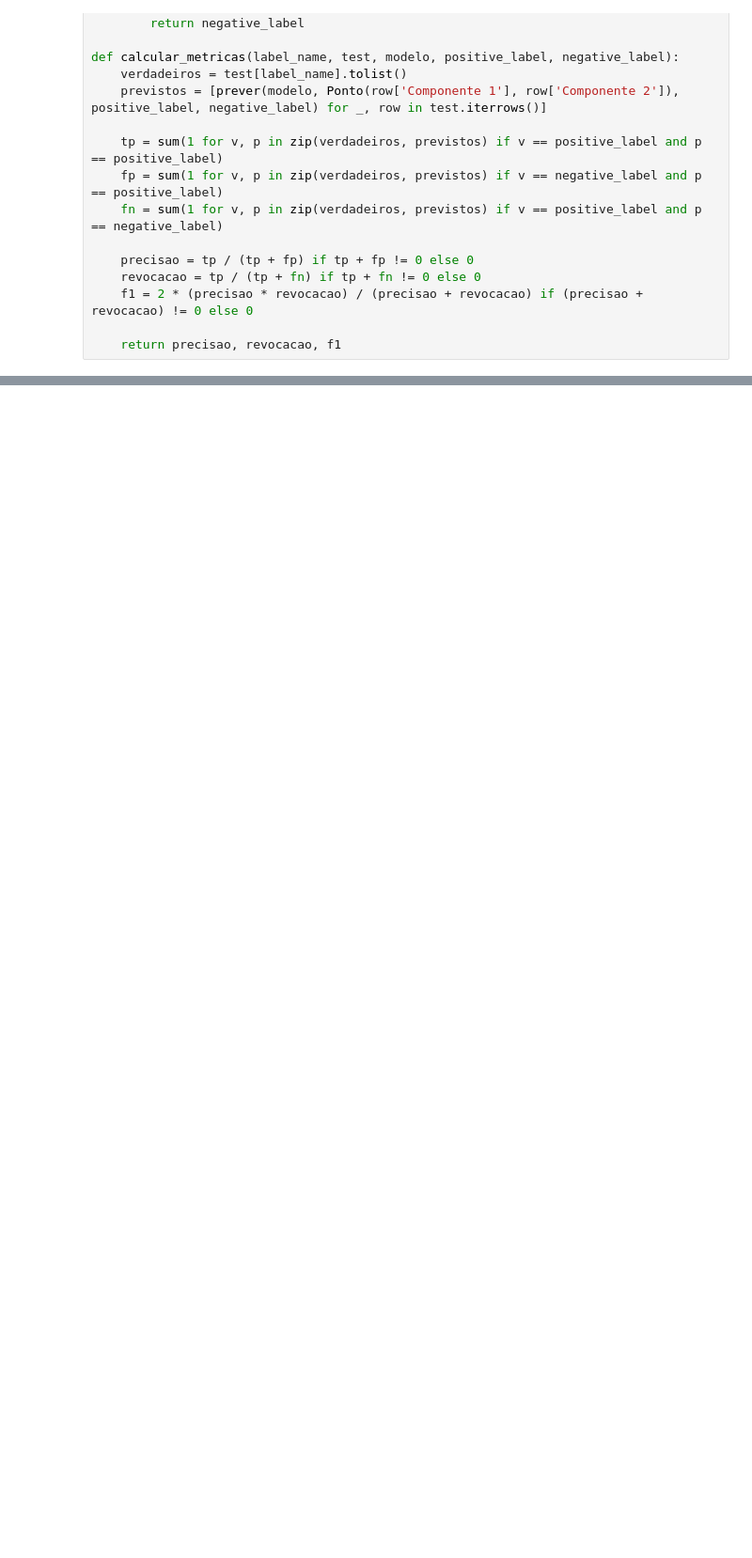
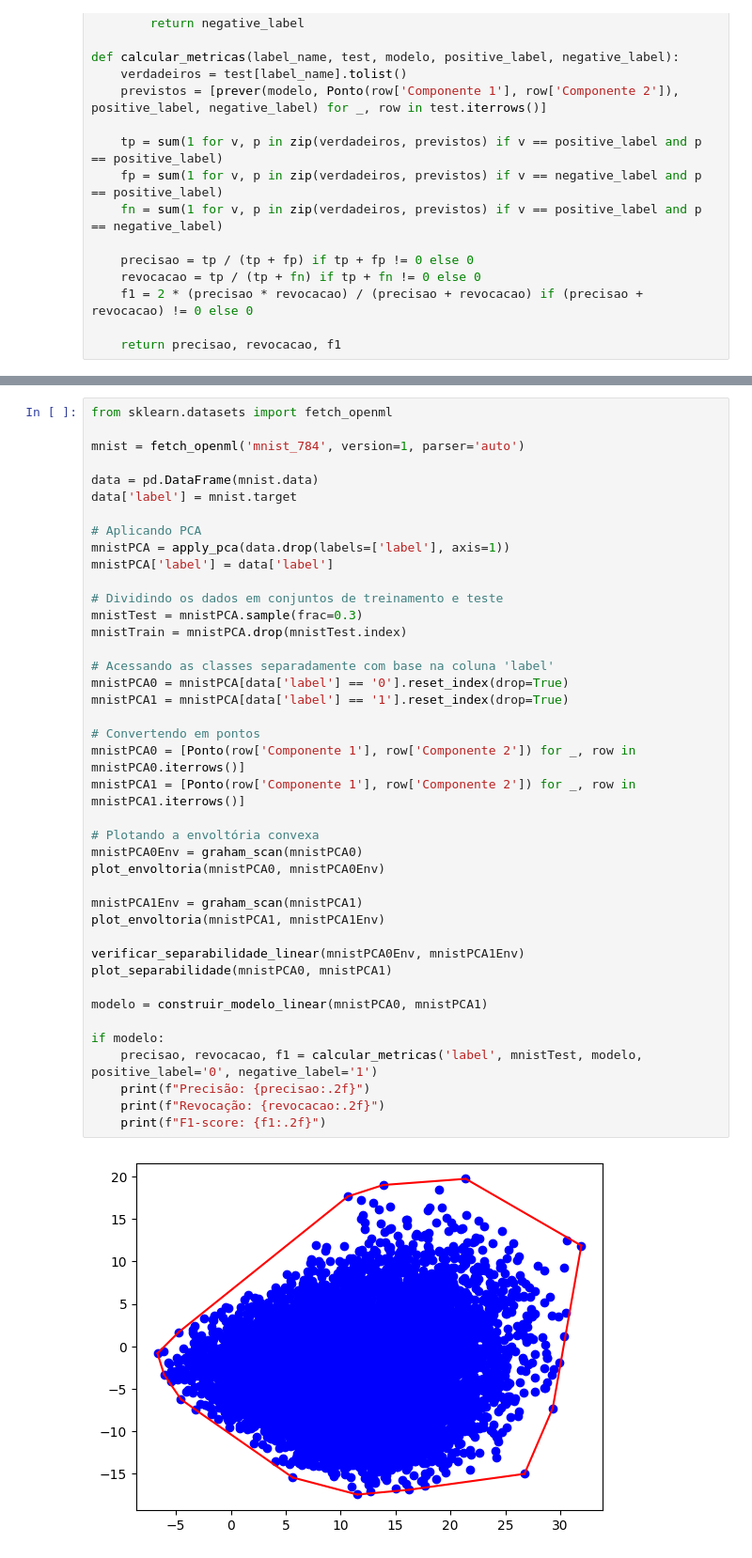
Before and after one commit to marcelomrad/Classificador_Linear, a Jupyter notebook: main.ipynb, the cells around one changed output, grey strips where cells are left out. Shown at 94% size. Saved outputs shown, nothing was run; the diff lists cells and outputs as text; blank space fills up the shorter version.

```diff
--- a/main.ipynb
+++ b/main.ipynb
@@ -944,0 +1025,43 @@ Os dados não são linearmente separáveis.
+# %%
+from sklearn.datasets import fetch_openml
+
+mnist = fetch_openml('mnist_784', version=1, parser='auto')
+
+data = pd.DataFrame(mnist.data)
+data['label'] = mnist.target
+
+# Aplicando PCA
+mnistPCA = apply_pca(data.drop(labels=['label'], axis=1))
+mnistPCA['label'] = data['label']
+
+# Dividindo os dados em conjuntos de treinamento e teste
+mnistTest = mnistPCA.sample(frac=0.3)
+mnistTrain = mnistPCA.drop(mnistTest.index)
+
+# Acessando as classes separadamente com base na coluna 'label'
+mnistPCA0 = mnistPCA[data['label'] == '0'].reset_index(drop=True)
+mnistPCA1 = mnistPCA[data['label'] == '1'].reset_index(drop=True)
+
+# Convertendo em pontos
+mnistPCA0 = [Ponto(row['Componente 1'], row['Componente 2']) for _, row in mnistPCA0.iterrows()]
+mnistPCA1 = [Ponto(row['Componente 1'], row['Componente 2']) for _, row in mnistPCA1.iterrows()]
+
+# Plotando a envoltória convexa
+mnistPCA0Env = graham_scan(mnistPCA0)
+plot_envoltoria(mnistPCA0, mnistPCA0Env)
+
+mnistPCA1Env = graham_scan(mnistPCA1)
+plot_envoltoria(mnistPCA1, mnistPCA1Env)
+
+verificar_separabilidade_linear(mnistPCA0Env, mnistPCA1Env)
+plot_separabilidade(mnistPCA0, mnistPCA1)
+
+modelo = construir_modelo_linear(mnistPCA0, mnistPCA1)
+
+if modelo:
+    precisao, revocacao, f1 = calcular_metricas('label', mnistTest, modelo, positive_label='0', negative_label='1')
+    print(f"Precisão: {precisao:.2f}")
+    print(f"Revocação: {revocacao:.2f}")
+    print(f"F1-score: {f1:.2f}")
+# %% [output]
+[figure, added]
```
Also changed, not shown: parts of 19 cells of this notebook.
